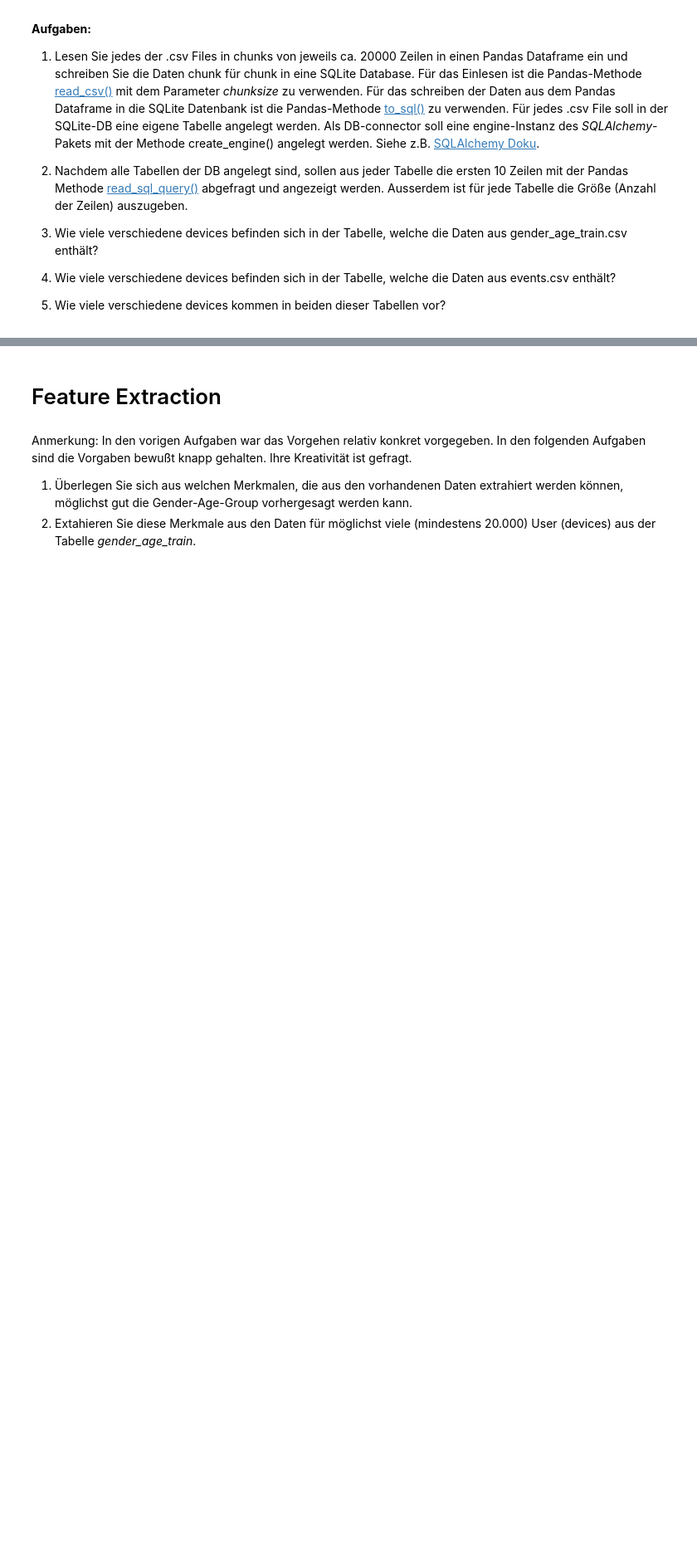
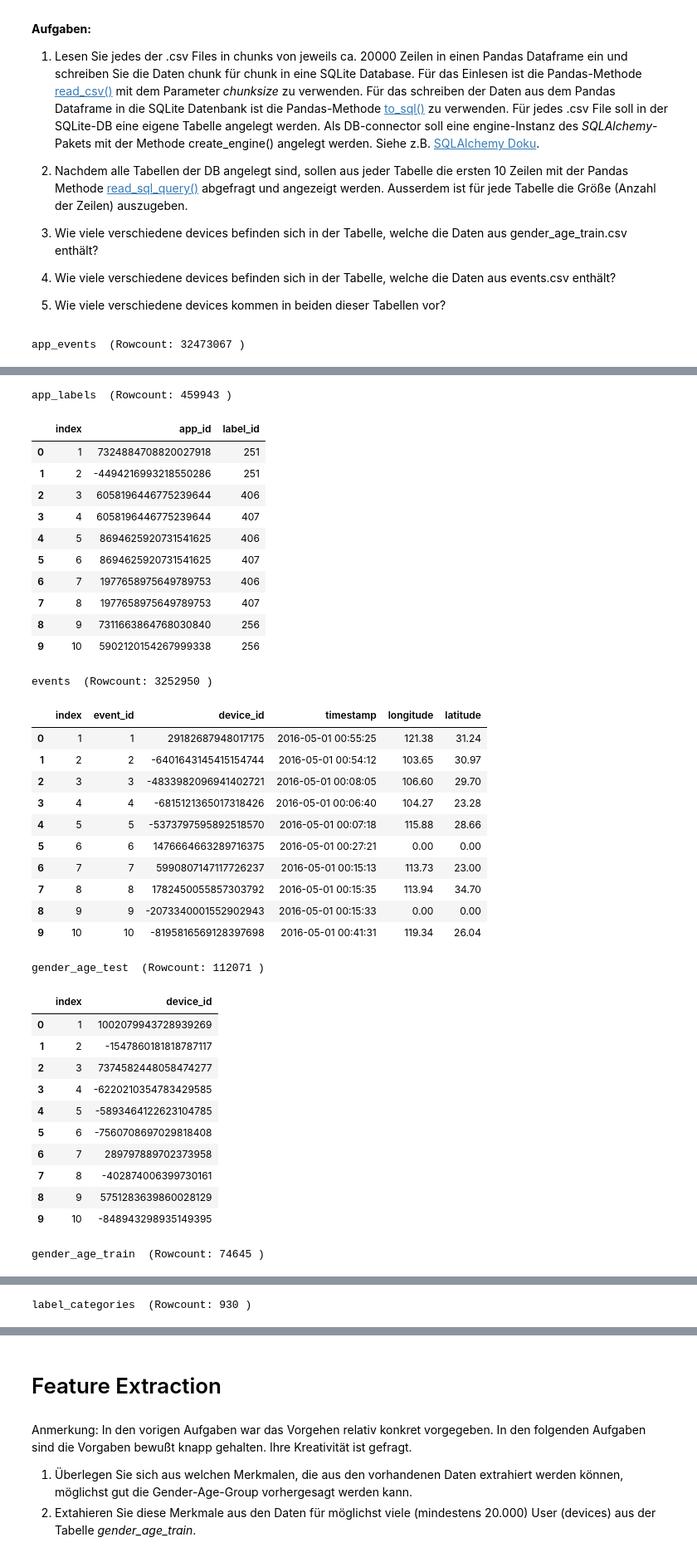
Before and after one commit to codeOfJannik/DataMining_Projects, a Jupyter notebook: task1_MobileUsers/VersuchMobileUsers.ipynb, the cells around one changed output, grey strips where cells are left out. Shown at 83% size. Cells and saved outputs as stored; diff of their text form; code cells hidden in the pictures; blank space fills up the shorter version.

```diff
--- a/task1_MobileUsers/VersuchMobileUsers.ipynb
+++ b/task1_MobileUsers/VersuchMobileUsers.ipynb
@@ -77,0 +114,13 @@ _Tipp:_ Mit der auf dem Skripteserver bereitgestellten Datei _brandMap.txt_, kö
+# %%
+from IPython.display import display
+
+tables = disk_engine.table_names()
+limit = "10"
+
+for table in tables:
+    df = pd.read_sql_query("SELECT * FROM " + table + " LIMIT " + limit, disk_engine)
+    countDf = pd.read_sql_query("SELECT COUNT(*) FROM " + table, disk_engine)
+    print(table, " (Rowcount:", countDf['COUNT(*)'][0], ")")
+    display(df)
+# %% [output]
+app_events  (Rowcount: 32473067 )
@@ -77,0 +138,37 @@ _Tipp:_ Mit der auf dem Skripteserver bereitgestellten Datei _brandMap.txt_, kö
+app_labels  (Rowcount: 459943 )
+|  | index | app_id | label_id |
+| 0 | 1 | 7324884708820027918 | 251 |
+| 1 | 2 | -4494216993218550286 | 251 |
+| 2 | 3 | 6058196446775239644 | 406 |
+| 3 | 4 | 6058196446775239644 | 407 |
+| 4 | 5 | 8694625920731541625 | 406 |
+| 5 | 6 | 8694625920731541625 | 407 |
+| 6 | 7 | 1977658975649789753 | 406 |
+| 7 | 8 | 1977658975649789753 | 407 |
+| 8 | 9 | 7311663864768030840 | 256 |
+| 9 | 10 | 5902120154267999338 | 256 |
+events  (Rowcount: 3252950 )
+|  | index | event_id | device_id | timestamp | longitude | latitude |
+| 0 | 1 | 1 | 29182687948017175 | 2016-05-01 00:55:25 | 121.38 | 31.24 |
+| 1 | 2 | 2 | -6401643145415154744 | 2016-05-01 00:54:12 | 103.65 | 30.97 |
+| 2 | 3 | 3 | -4833982096941402721 | 2016-05-01 00:08:05 | 106.60 | 29.70 |
+| 3 | 4 | 4 | -6815121365017318426 | 2016-05-01 00:06:40 | 104.27 | 23.28 |
+| 4 | 5 | 5 | -5373797595892518570 | 2016-05-01 00:07:18 | 115.88 | 28.66 |
+| 5 | 6 | 6 | 1476664663289716375 | 2016-05-01 00:27:21 | 0.00 | 0.00 |
+| 6 | 7 | 7 | 5990807147117726237 | 2016-05-01 00:15:13 | 113.73 | 23.00 |
+| 7 | 8 | 8 | 1782450055857303792 | 2016-05-01 00:15:35 | 113.94 | 34.70 |
+| 8 | 9 | 9 | -2073340001552902943 | 2016-05-01 00:15:33 | 0.00 | 0.00 |
+| 9 | 10 | 10 | -8195816569128397698 | 2016-05-01 00:41:31 | 119.34 | 26.04 |
+gender_age_test  (Rowcount: 112071 )
+|  | index | device_id |
+| 0 | 1 | 1002079943728939269 |
+| 1 | 2 | -1547860181818787117 |
+| 2 | 3 | 7374582448058474277 |
+| 3 | 4 | -6220210354783429585 |
+| 4 | 5 | -5893464122623104785 |
+| 5 | 6 | -7560708697029818408 |
+| 6 | 7 | 289797889702373958 |
+| 7 | 8 | -402874006399730161 |
+| 8 | 9 | 5751283639860028129 |
+| 9 | 10 | -848943298935149395 |
+gender_age_train  (Rowcount: 74645 )
@@ -77,0 +186 @@ _Tipp:_ Mit der auf dem Skripteserver bereitgestellten Datei _brandMap.txt_, kö
+label_categories  (Rowcount: 930 )
```
Also changed, not shown: parts of 8 cells of this notebook, 1 other file.
